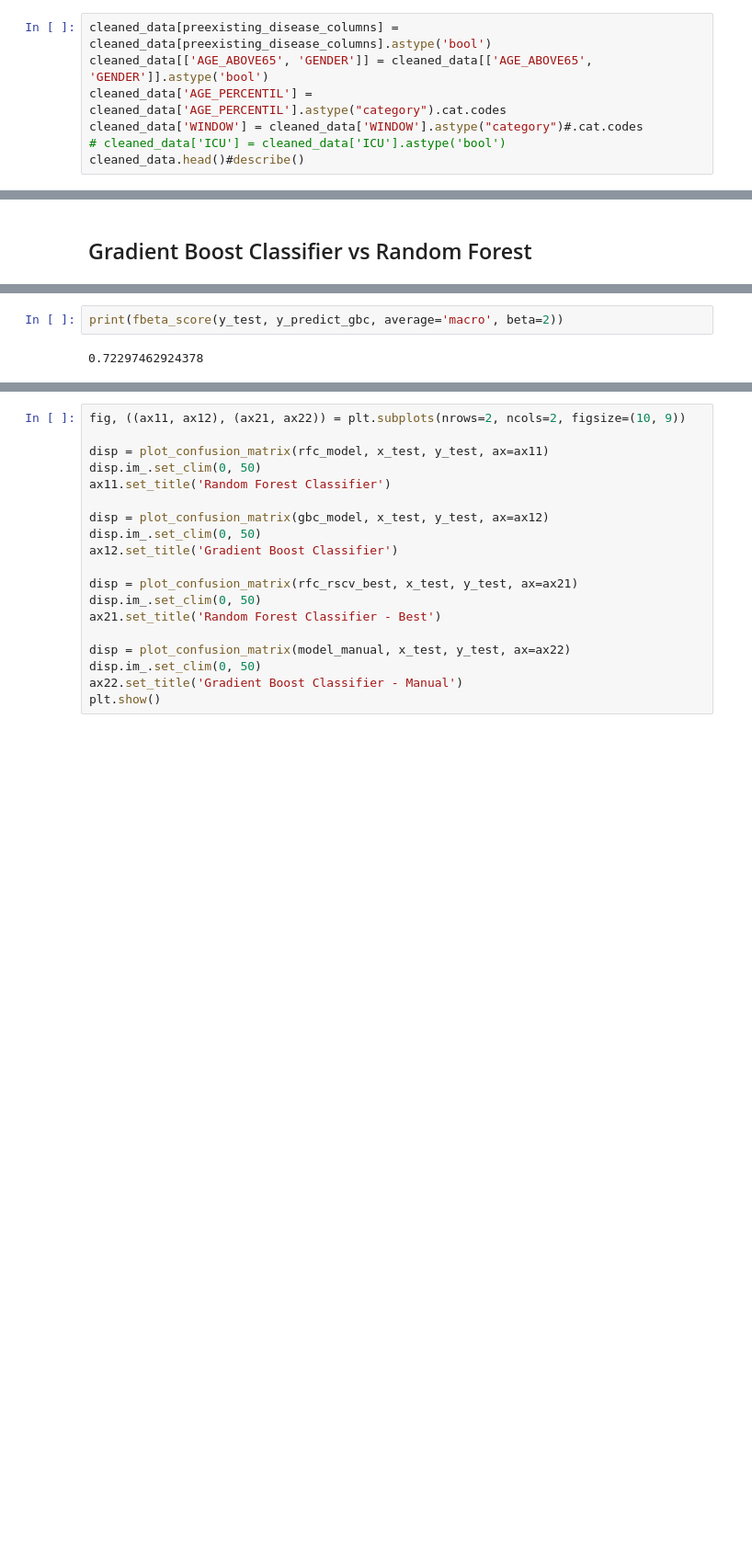
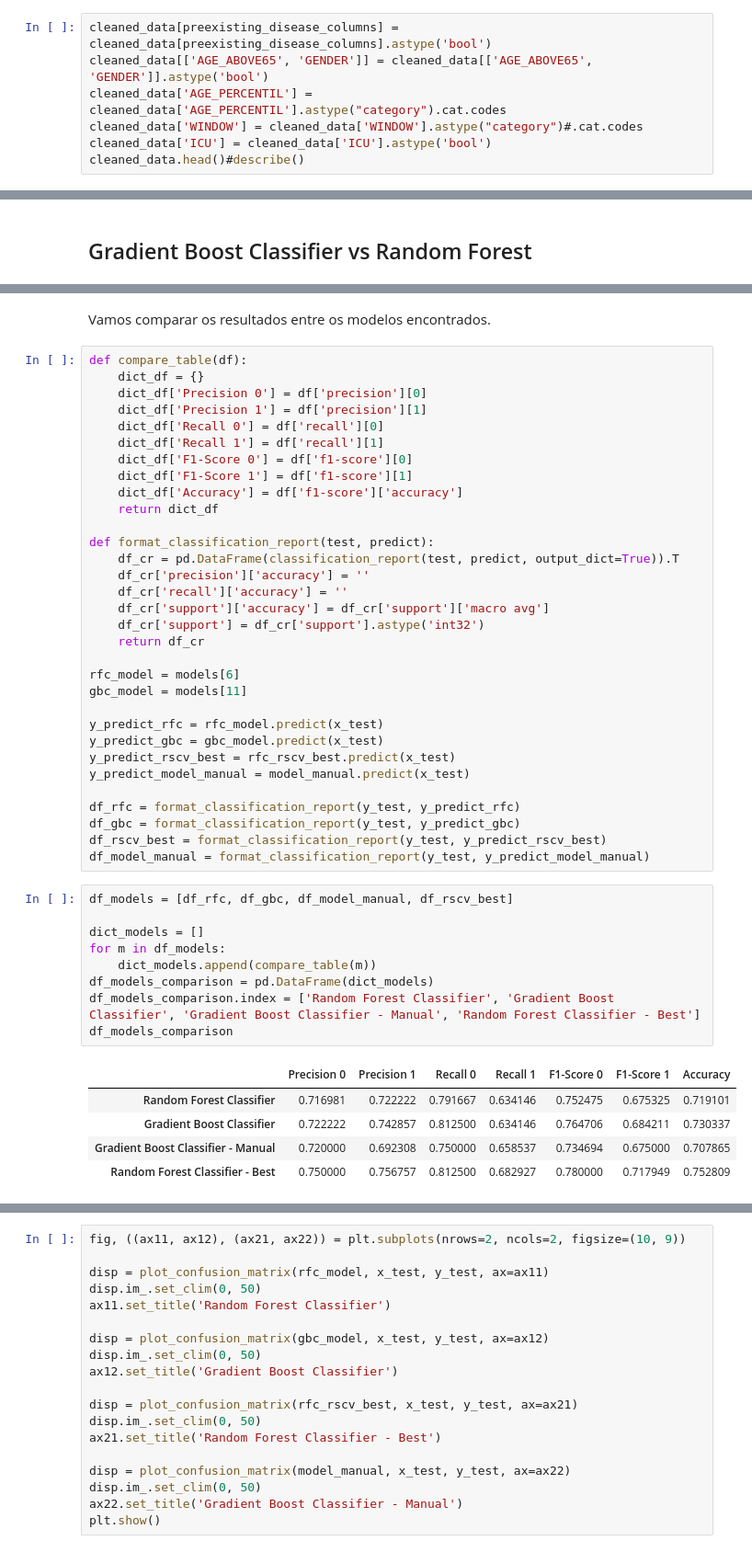
Before and after one commit to willianrocha/COVID-19_clinical_data_assess_diagnosis, a Jupyter notebook: notebooks/ML.ipynb, the cells around one changed output, grey strips where cells are left out. Shown: that part at 92% size. Drawn from its saved outputs; the diff is of its cells as text; blank space fills up the shorter version.

```diff
--- a/notebooks/ML.ipynb
+++ b/notebooks/ML.ipynb
@@ -54,7 +57,7 @@ cleaned_data[preexisting_disease_columns] = cleaned_data[preexisting_disease_col
 cleaned_data[['AGE_ABOVE65', 'GENDER']] = cleaned_data[['AGE_ABOVE65', 'GENDER']].astype('bool')
 cleaned_data['AGE_PERCENTIL'] = cleaned_data['AGE_PERCENTIL'].astype("category").cat.codes
 cleaned_data['WINDOW'] = cleaned_data['WINDOW'].astype("category")#.cat.codes
-# cleaned_data['ICU'] = cleaned_data['ICU'].astype('bool')
+cleaned_data['ICU'] = cleaned_data['ICU'].astype('bool')
 cleaned_data.head()#describe()
 # %% [output]
 |  | PATIENT_VISIT_IDENTIFIER | AGE_ABOVE65 | AGE_PERCENTIL | GENDER | DISEASE GROUPING 1 | DISEASE GROUPING 2 | ... |
@@ -505,4 +461,49 @@ pd.concat([df_rscv_best, df_model_manual], axis=1, keys=['Random Forest Classifi
-# %%
-print(fbeta_score(y_test, y_predict_gbc, average='macro', beta=2))
-# %% [output]
-0.72297462924378
+# %% [markdown]
+Vamos comparar os resultados entre os modelos encontrados.
+# %%
+def compare_table(df):
+    dict_df = {}
+    dict_df['Precision 0'] = df['precision'][0]
+    dict_df['Precision 1'] = df['precision'][1]
+    dict_df['Recall 0'] = df['recall'][0]
+    dict_df['Recall 1'] = df['recall'][1]
+    dict_df['F1-Score 0'] = df['f1-score'][0]
+    dict_df['F1-Score 1'] = df['f1-score'][1]
+    dict_df['Accuracy'] = df['f1-score']['accuracy']
+    return dict_df
+
+def format_classification_report(test, predict):
+    df_cr = pd.DataFrame(classification_report(test, predict, output_dict=True)).T
+    df_cr['precision']['accuracy'] = ''
+    df_cr['recall']['accuracy'] = ''
+    df_cr['support']['accuracy'] = df_cr['support']['macro avg']
+    df_cr['support'] = df_cr['support'].astype('int32')
+    return df_cr
+
+rfc_model = models[6]
+gbc_model = models[11]
+
+y_predict_rfc = rfc_model.predict(x_test)
+y_predict_gbc = gbc_model.predict(x_test)
+y_predict_rscv_best = rfc_rscv_best.predict(x_test)
+y_predict_model_manual = model_manual.predict(x_test)
+
+df_rfc = format_classification_report(y_test, y_predict_rfc)
+df_gbc = format_classification_report(y_test, y_predict_gbc)
+df_rscv_best = format_classification_report(y_test, y_predict_rscv_best)
+df_model_manual = format_classification_report(y_test, y_predict_model_manual)
+# %%
+df_models = [df_rfc, df_gbc, df_model_manual, df_rscv_best]
+
+dict_models = []
+for m in df_models:
+    dict_models.append(compare_table(m))
+df_models_comparison = pd.DataFrame(dict_models)
+df_models_comparison.index = ['Random Forest Classifier', 'Gradient Boost Classifier', 'Gradient Boost Classifier - Manual', 'Random Forest Classifier - Best']
+df_models_comparison
+# %% [output]
+|  | Precision 0 | Precision 1 | Recall 0 | Recall 1 | F1-Score 0 | F1-Score 1 | Accuracy |
+| Random Forest Classifier | 0.716981 | 0.722222 | 0.791667 | 0.634146 | 0.752475 | 0.675325 | 0.719101 |
+| Gradient Boost Classifier | 0.722222 | 0.742857 | 0.812500 | 0.634146 | 0.764706 | 0.684211 | 0.730337 |
+| Gradient Boost Classifier - Manual | 0.720000 | 0.692308 | 0.750000 | 0.658537 | 0.734694 | 0.675000 | 0.707865 |
+| Random Forest Classifier - Best | 0.750000 | 0.756757 | 0.812500 | 0.682927 | 0.780000 | 0.717949 | 0.752809 |
```
Also changed, not shown: parts of 58 cells of this notebook, 3 other files.
